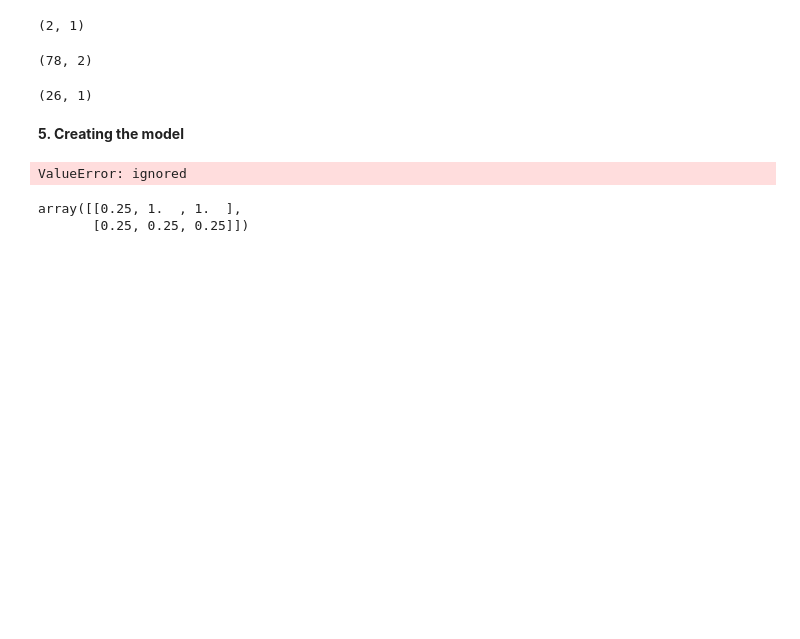
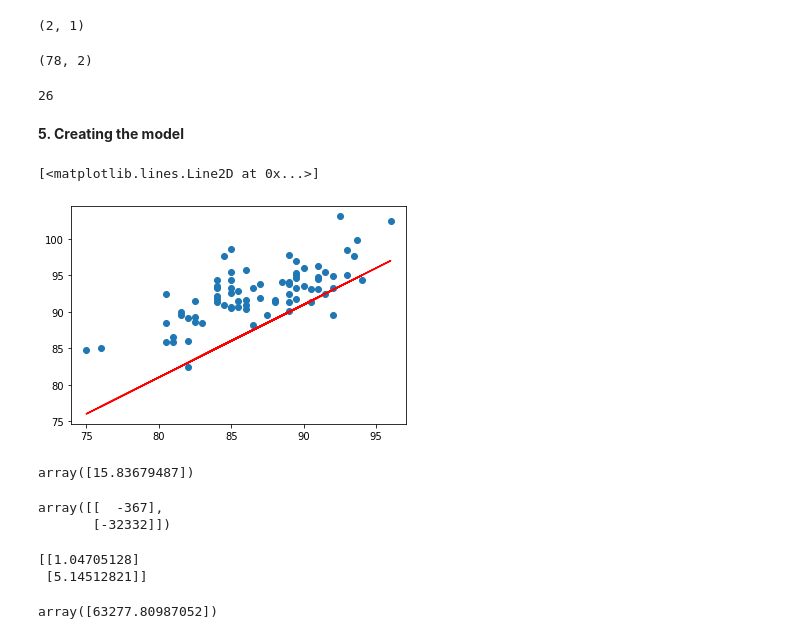
Before and after one commit to itsdivya1309/Machine-Learning, a Jupyter notebook: Linear_Regression.ipynb, the cells around one changed output. Drawn from its saved outputs; the diff is of its cells as text; code cells hidden in the pictures; blank space fills up the shorter version.

```diff
--- a/Linear_Regression.ipynb
+++ b/Linear_Regression.ipynb
@@ -115,7 +112,7 @@ X.shape
 (104, 2)
 # %%
 #Creating theta array
-theta0,theta1 = 0,0
+theta0,theta1 = 1,1
 theta = np.array([theta0,theta1]).reshape(2,1)
 theta.shape
 # %% [output]
@@ -129,9 +126,9 @@ X_train.shape
 # %% [output]
 (78, 2)
 # %%
-y_test.shape
+y_test.shape[0]
 # %% [output]
-(26, 1)
+26
 # %% [markdown]
 **5. Creating the model**
 # %%
@@ -143,22 +137,55 @@ MSE = ((y_pred - y_train)**2)/(2*78)
+# %%
+x = X_train[:,1]
+plt.scatter(x,y_train)
+plt.plot(x,y_pred,color='red')
+# %% [output]
+[<matplotlib.lines.Line2D at 0x...>]
+[figure, added]
+# %%
+def costFunction(y_pred,y_train):
+  MSE = np.square(np.subtract(y_pred,y_train))
+  sqsum=0
+  for i in range(MSE.shape[0]):
+    sqsum+=MSE[i]
+  J = sqsum/(2*y_train.shape[0])
+  return J
+costFunction(y_pred,y_train)
+#print(MSE)
+# %% [output]
+array([15.83679487])
+# %%
+def elementwiseDifference(y_train,X_train,theta):
+  y_pred = np.dot(X_train,theta)
+  Sum =np.zeros_like(theta)
+  for j in range(theta.shape[0]):
+    sum = 0
+    for i in range(X_train.shape[0]):
+      sum += (y_pred[i] - y_train[i])*X[i][j]
+    Sum[j] = sum
+  return Sum
+elementwiseDifference(y_train,X_train,theta)
+# %% [output]
+array([[  -367],
+       [-32332]])
 # %%
 #Setting arbitrary alpha
 alpha = 0.01
-# %%
-#Updating theta:
-costFunction = list(np.zeros((1000,1)))
-for iter in range(1000):
-  y_pred = np.dot(X_train,theta)
-  MSE = ((y_pred - y_train)**2)/(2*78)
-  costFunction[iter]= MSE
-  theta = np.subtract(theta,np.square(np.subtract(y_pred,y_train))/78)
-  #theta = theta - (alpha/78)((y_pred-y_train)**2)
-costFunction.min()
-# %% [output]
-ValueError: ignored
-# %%
-A = np.array([[1,3,5],[2,4,6]])
-B = np.array([[2,5,7],[1,3,5]])
-((A-B)**2)/4
-# %% [output]
-array([[0.25, 1.  , 1.  ],
-       [0.25, 0.25, 0.25]])
+# %%
+#Updating theta:
+#Gradient Descent
+def gradientDescent(alpha,X_train,y_train,theta):
+  sum = 0
+  y_pred = np.dot(X_train,theta)
+  J = costFunction(y_pred,y_train)
+
+  theta = np.subtract(theta,(alpha/y_train.shape[0])*elementwiseDifference(y_train,X_train,theta))
+  print(theta)
+  y_pred = np.dot(X_train,theta)
+  J_temp = costFunction(y_pred,y_train)
+
+  return J_temp
+gradientDescent(alpha,X_train,y_train,theta)
+# %% [output]
+[[1.04705128]
+ [5.14512821]]
+array([63277.80987052])
```
Also changed, not shown: parts of 10 cells of this notebook.
